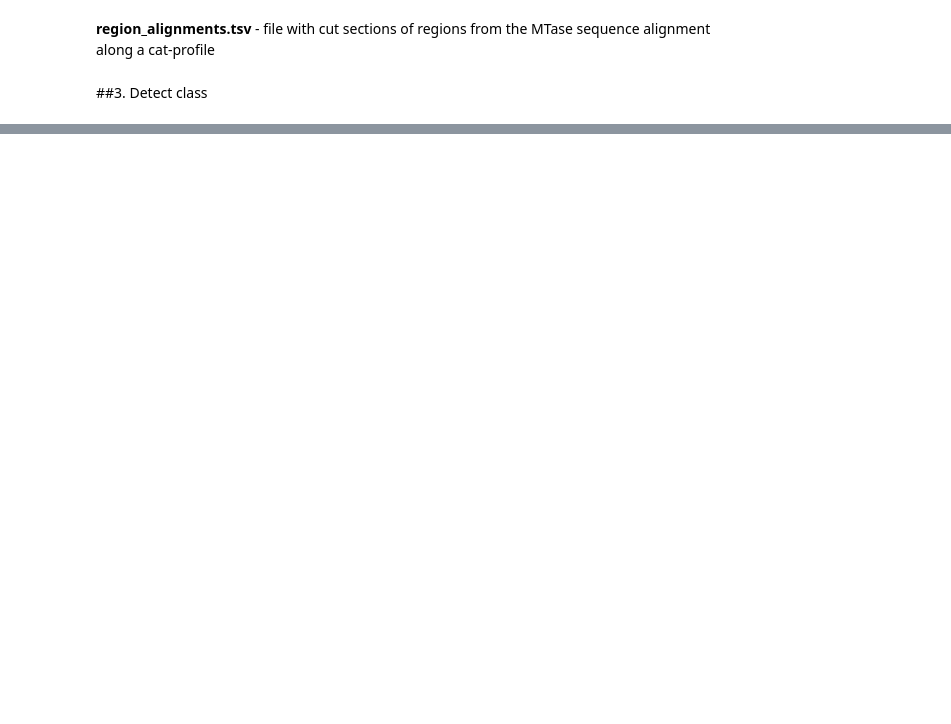
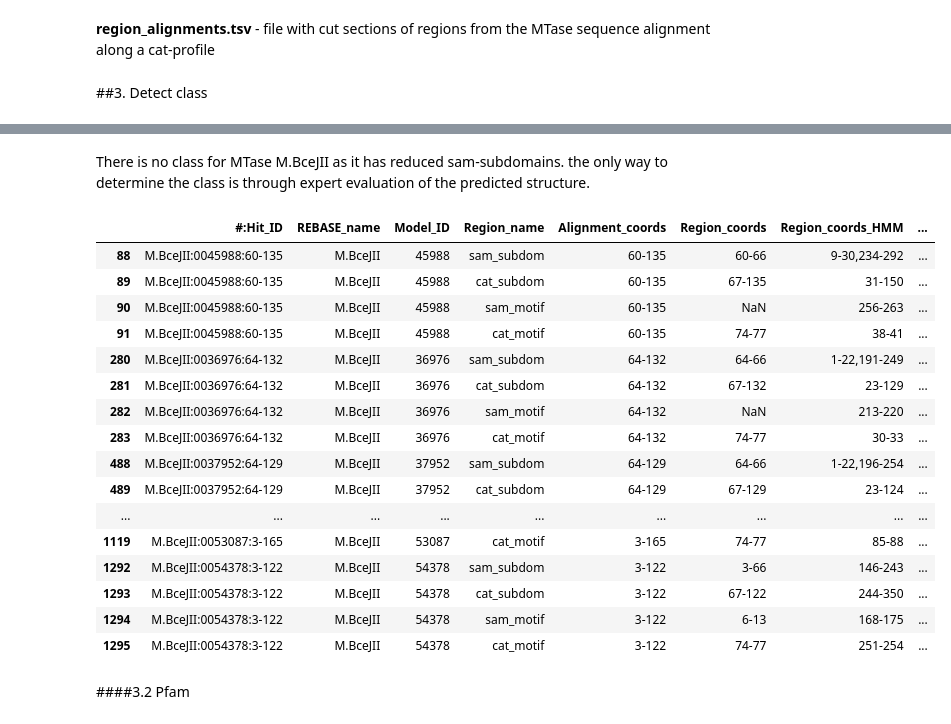
Before and after one commit to MVolobueva/MTase-classification, a Jupyter notebook: Classification_pipeline.ipynb, the cells around one changed output, grey strips where cells are left out. Saved outputs shown, nothing was run; the diff lists cells and outputs as text; code cells hidden in the pictures; blank space fills up the shorter version.

```diff
--- a/Classification_pipeline.ipynb
+++ b/Classification_pipeline.ipynb
@@ -148,0 +171,25 @@ pd.read_csv('/content/results/SUPFAM/classes.csv')
+# %% [markdown]
+There is no class for MTase M.BceJII	as it has reduced sam-subdomains. the only way to determine the class is through expert evaluation of the predicted structure.
+# %%
+dt = pd.read_csv('./results/region_alignments_SUPFAM.tsv', sep='\t')
+dt[dt['REBASE_name'] == 'M.BceJII']
+# %% [output]
+|  | #:Hit_ID | REBASE_name | Model_ID | Region_name | Alignment_coords | Region_coords | Region_coords_HMM | ... |
+| 88 | M.BceJII:0045988:60-135 | M.BceJII | 45988 | sam_subdom | 60-135 | 60-66 | 9-30,234-292 | ... |
+| 89 | M.BceJII:0045988:60-135 | M.BceJII | 45988 | cat_subdom | 60-135 | 67-135 | 31-150 | ... |
+| 90 | M.BceJII:0045988:60-135 | M.BceJII | 45988 | sam_motif | 60-135 | NaN | 256-263 | ... |
+| 91 | M.BceJII:0045988:60-135 | M.BceJII | 45988 | cat_motif | 60-135 | 74-77 | 38-41 | ... |
+| 280 | M.BceJII:0036976:64-132 | M.BceJII | 36976 | sam_subdom | 64-132 | 64-66 | 1-22,191-249 | ... |
+| 281 | M.BceJII:0036976:64-132 | M.BceJII | 36976 | cat_subdom | 64-132 | 67-132 | 23-129 | ... |
+| 282 | M.BceJII:0036976:64-132 | M.BceJII | 36976 | sam_motif | 64-132 | NaN | 213-220 | ... |
+| 283 | M.BceJII:0036976:64-132 | M.BceJII | 36976 | cat_motif | 64-132 | 74-77 | 30-33 | ... |
+| 488 | M.BceJII:0037952:64-129 | M.BceJII | 37952 | sam_subdom | 64-129 | 64-66 | 1-22,196-254 | ... |
+| 489 | M.BceJII:0037952:64-129 | M.BceJII | 37952 | cat_subdom | 64-129 | 67-129 | 23-124 | ... |
+| ... | ... | ... | ... | ... | ... | ... | ... | ... |
+| 1119 | M.BceJII:0053087:3-165 | M.BceJII | 53087 | cat_motif | 3-165 | 74-77 | 85-88 | ... |
+| 1292 | M.BceJII:0054378:3-122 | M.BceJII | 54378 | sam_subdom | 3-122 | 3-66 | 146-243 | ... |
+| 1293 | M.BceJII:0054378:3-122 | M.BceJII | 54378 | cat_subdom | 3-122 | 67-122 | 244-350 | ... |
+| 1294 | M.BceJII:0054378:3-122 | M.BceJII | 54378 | sam_motif | 3-122 | 6-13 | 168-175 | ... |
+| 1295 | M.BceJII:0054378:3-122 | M.BceJII | 54378 | cat_motif | 3-122 | 74-77 | 251-254 | ... |
+# %% [markdown]
+####3.2 Pfam
```
Also changed, not shown: parts of 24 cells of this notebook.
